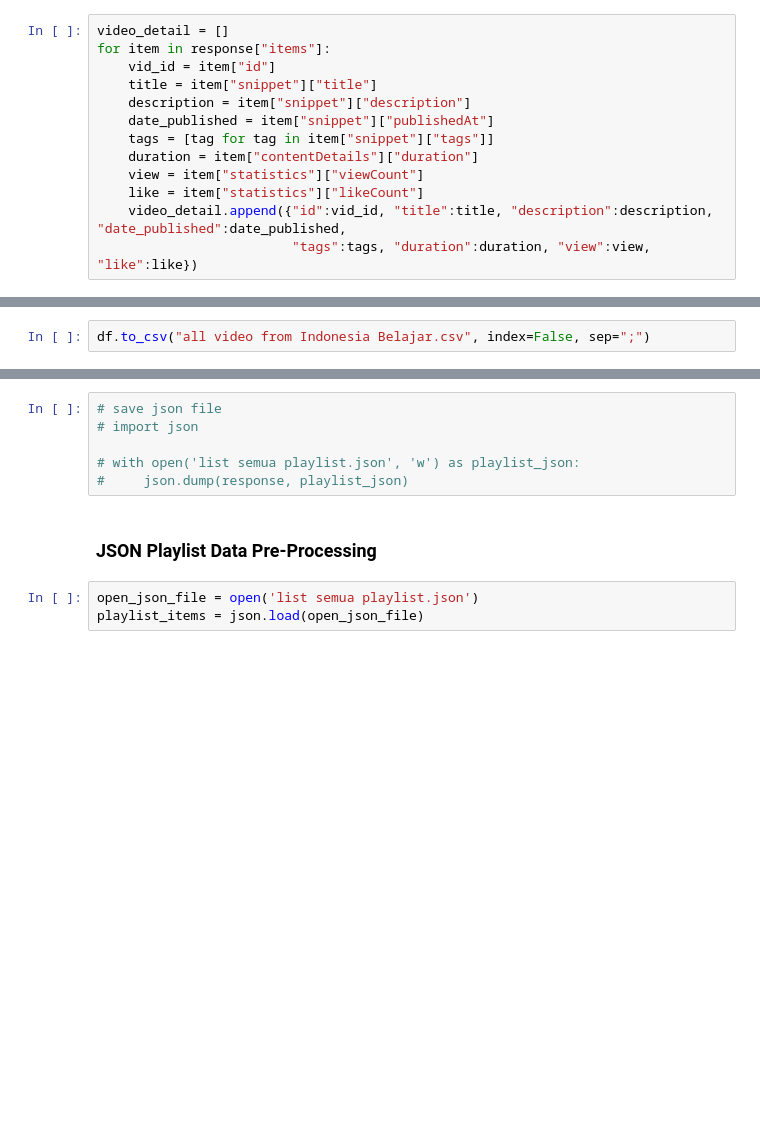
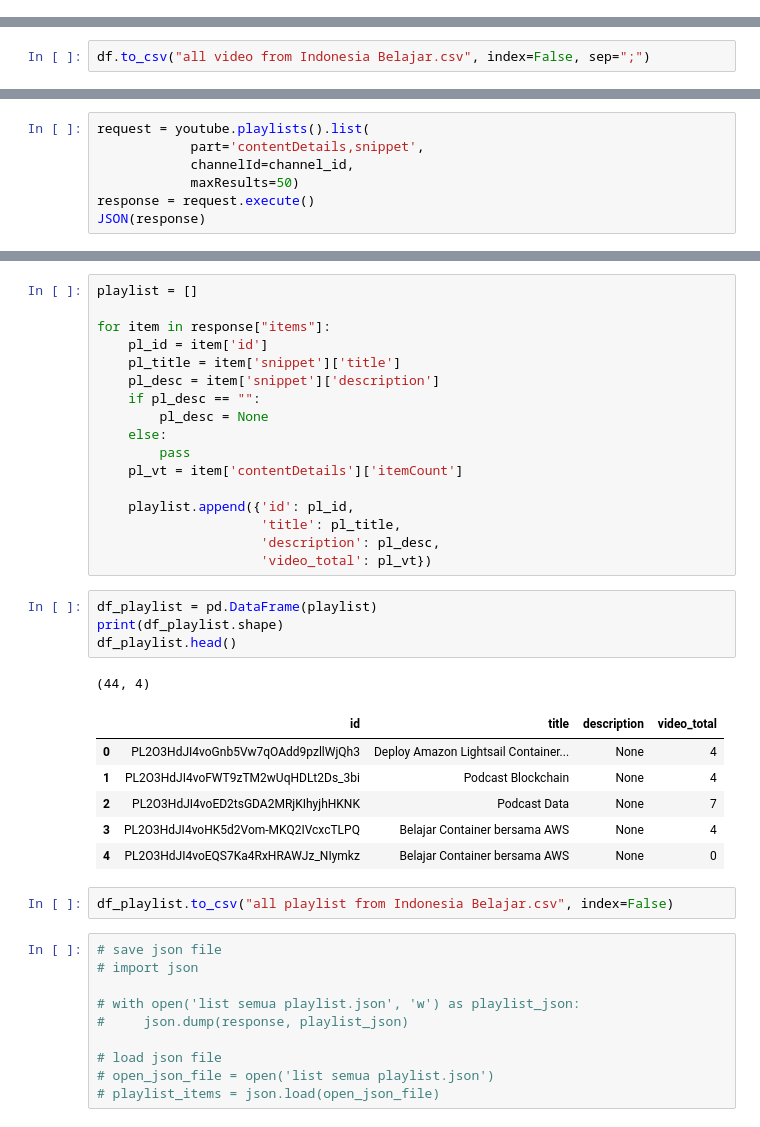
Before and after one commit to ahmadrizkik/Project_1_-_Data_Collecting, a Jupyter notebook: main.ipynb, the cells around one changed output, grey strips where cells are left out. Saved outputs shown, nothing was run; the diff lists cells and outputs as text; blank space fills up the shorter version.

Commit message:
edit playlist

```diff
--- a/main.ipynb
+++ b/main.ipynb
@@ -83,16 +77,3 @@ response = request.execute()
 JSON(response)
 # %% [output]
 [interactive output not drawn]
-# %%
-video_detail = []
-for item in response["items"]:
-    vid_id = item["id"]
-    title = item["snippet"]["title"]
-    description = item["snippet"]["description"]
-    date_published = item["snippet"]["publishedAt"]
-    tags = [tag for tag in item["snippet"]["tags"]]
-    duration = item["contentDetails"]["duration"]
-    view = item["statistics"]["viewCount"]
-    like = item["statistics"]["likeCount"]
-    video_detail.append({"id":vid_id, "title":title, "description":description, "date_published":date_published,
-                         "tags":tags, "duration":duration, "view":view, "like":like})
@@ -137,0 +117,7 @@ df.to_csv("all video from Indonesia Belajar.csv", index=False, sep=";")
+# %%
+request = youtube.playlists().list(
+            part='contentDetails,snippet',
+            channelId=channel_id,
+            maxResults=50)
+response = request.execute()
+JSON(response)
@@ -138,11 +126,41 @@ df.to_csv("all video from Indonesia Belajar.csv", index=False, sep=";")
+# %%
+playlist = []
+
+for item in response["items"]:
+    pl_id = item['id']
+    pl_title = item['snippet']['title']
+    pl_desc = item['snippet']['description']
+    if pl_desc == "":
+        pl_desc = None
+    else:
+        pass
+    pl_vt = item['contentDetails']['itemCount']
+
+    playlist.append({'id': pl_id,
+                     'title': pl_title,
+                     'description': pl_desc,
+                     'video_total': pl_vt})
+# %%
+df_playlist = pd.DataFrame(playlist)
+print(df_playlist.shape)
+df_playlist.head()
+# %% [output]
+(44, 4)
+|  | id | title | description | video_total |
+| 0 | PL2O3HdJI4voGnb5Vw7qOAdd9pzllWjQh3 | Deploy Amazon Lightsail Container... | None | 4 |
+| 1 | PL2O3HdJI4voFWT9zTM2wUqHDLt2Ds_3bi | Podcast Blockchain | None | 4 |
+| 2 | PL2O3HdJI4voED2tsGDA2MRjKIhyjhHKNK | Podcast Data | None | 7 |
+| 3 | PL2O3HdJI4voHK5d2Vom-MKQ2IVcxcTLPQ | Belajar Container bersama AWS | None | 4 |
+| 4 | PL2O3HdJI4voEQS7Ka4RxHRAWJz_NIymkz | Belajar Container bersama AWS | None | 0 |
+# %%
+df_playlist.to_csv("all playlist from Indonesia Belajar.csv", index=False)
 # %%
 # save json file
 # import json
 
 # with open('list semua playlist.json', 'w') as playlist_json:
 #     json.dump(response, playlist_json)
+
+# load json file
+# open_json_file = open('list semua playlist.json')
+# playlist_items = json.load(open_json_file)
-# %% [markdown]
-### JSON Playlist Data Pre-Processing
-# %%
-open_json_file = open('list semua playlist.json')
-playlist_items = json.load(open_json_file)
```
Also changed, not shown: parts of 24 cells of this notebook.
